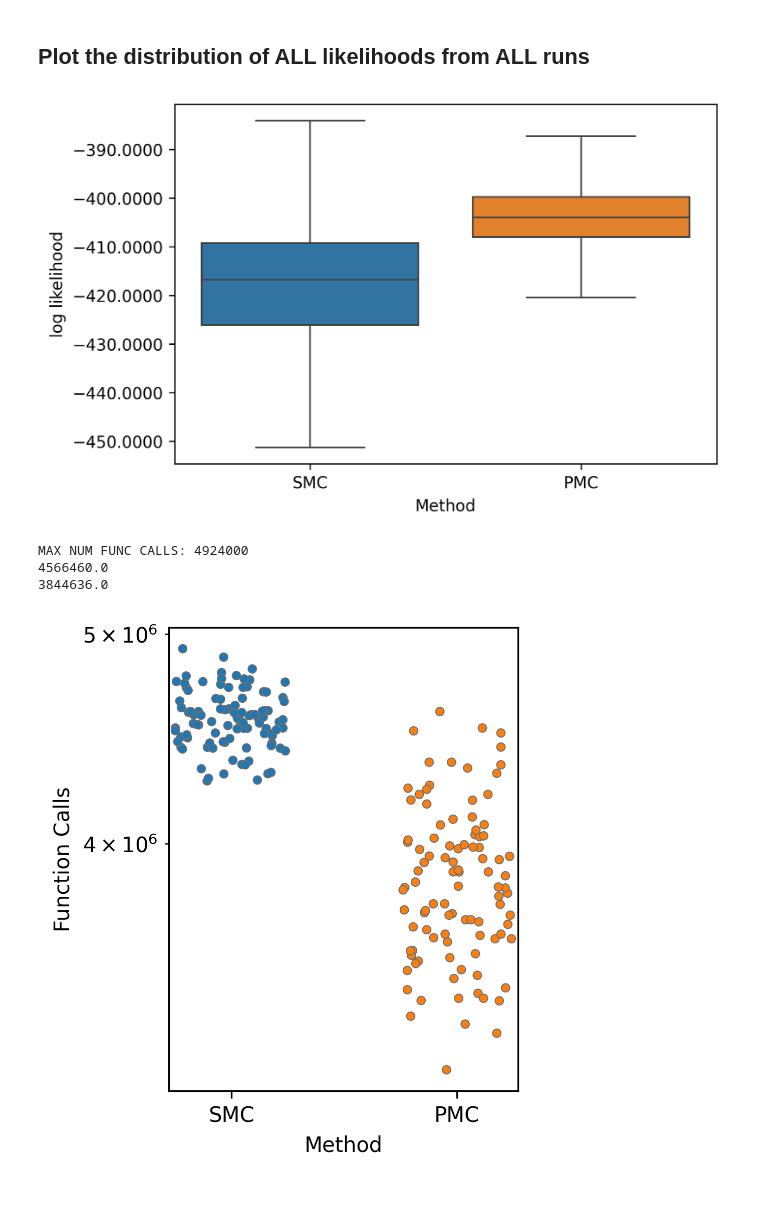
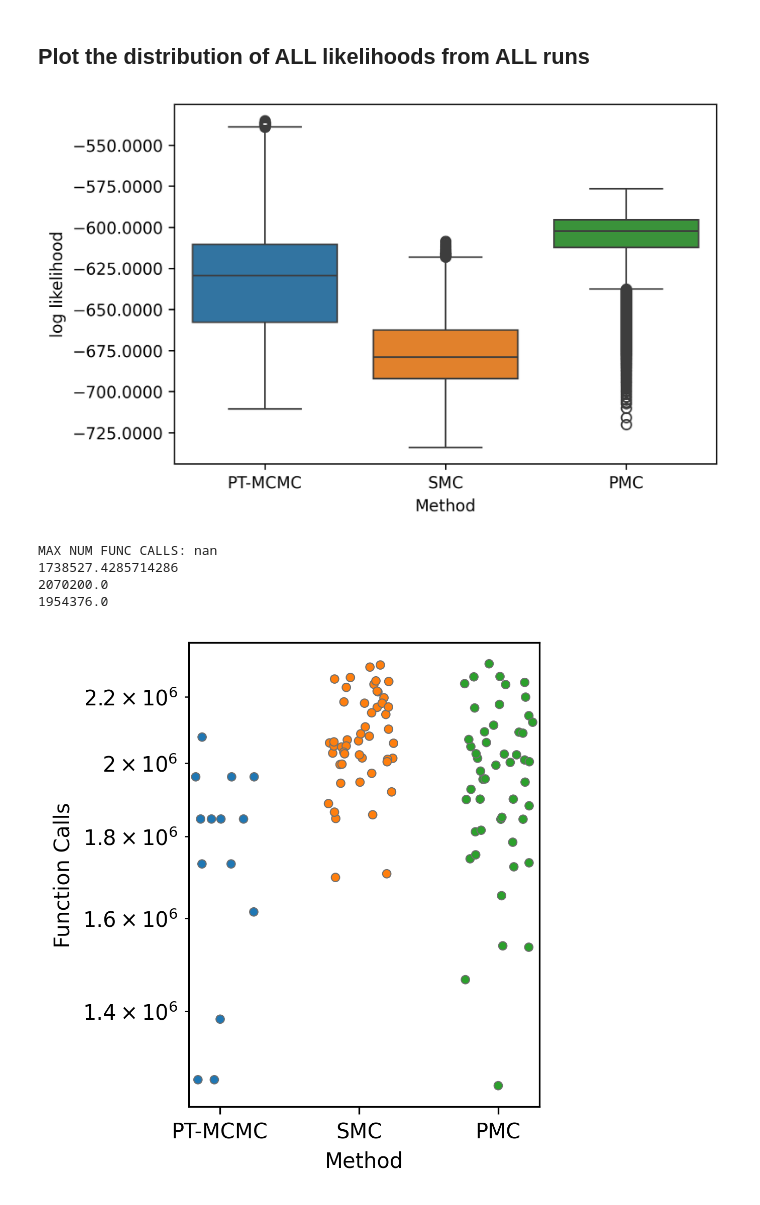
Before and after one commit to LarkinIt/AMICI-BayesianBenchmark, a Jupyter notebook: compare_methods.ipynb, the cells around one changed output. Cells and saved outputs as stored; diff of their text form; code cells hidden in the pictures.

```diff
--- a/compare_methods.ipynb
+++ b/compare_methods.ipynb
@@ -12,8 +12,8 @@ import matplotlib.pyplot as plt
 from modelproblem import ModelProblem
 from result_classes import Result,MethodResults
 # %%
-prob_name = "Raia_CancerResearch2011"
-methods = ["smc", "pmc"]
+prob_name = "Zhao_QuantBiol2020"
+methods = ["ptmcmc", "smc", "pmc"]
 
 mod_prob = ModelProblem(prob_name)
 mod_prob.initialize()
@@ -49,20 +79,20 @@ except ValueError:
 # %%
 plt.figure(dpi=300, figsize=(6,4))
 llhs = np.array([x.get_llhs().flatten() for x in grouped_results], dtype=object)
 
 #llhs[llhs<-20000] = -7500
 llh_df = pd.DataFrame()
 for llh_arr, method in zip(llhs, methods):
 	temp_df = pd.DataFrame()
 	temp_df[method] = llh_arr
 	llh_df = pd.concat([llh_df, temp_df])
 
-sns.boxplot(llh_df, showfliers=False)
+sns.boxplot(llh_df, showfliers=True)
 plt.xticks(range(len(methods)), [x.abbr for x in grouped_results])
 plt.xlabel("Method"); plt.ylabel("log likelihood");
 plt.gca().yaxis.set_major_formatter("{x:.4f}")
 # %% [output]
-[figure, old version]
+[figure, new version]
 # %%
 plt.figure(dpi=300, figsize=(3,4))
 calls = np.array([x.get_fun_calls() for x in grouped_results], dtype=object)
@@ -86,8 +116,9 @@ print(f"MAX NUM FUNC CALLS: {np.max([max(x) for x in calls])}")
 for x in calls:
 	print(np.nanmean(x))
 # %% [output]
-MAX NUM FUNC CALLS: 4924000
-4566460.0
-3844636.0
+MAX NUM FUNC CALLS: nan
+1738527.4285714286
+2070200.0
+1954376.0
-[figure, old version]
+[figure, new version]
 # %%
```
Also changed, not shown: parts of 3 cells of this notebook.
